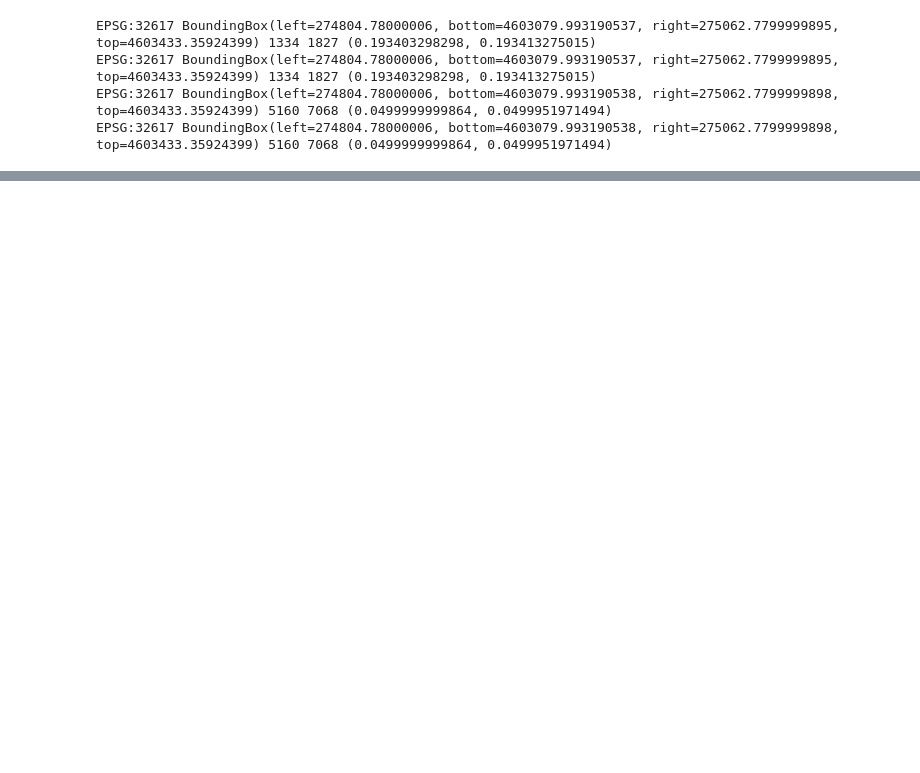
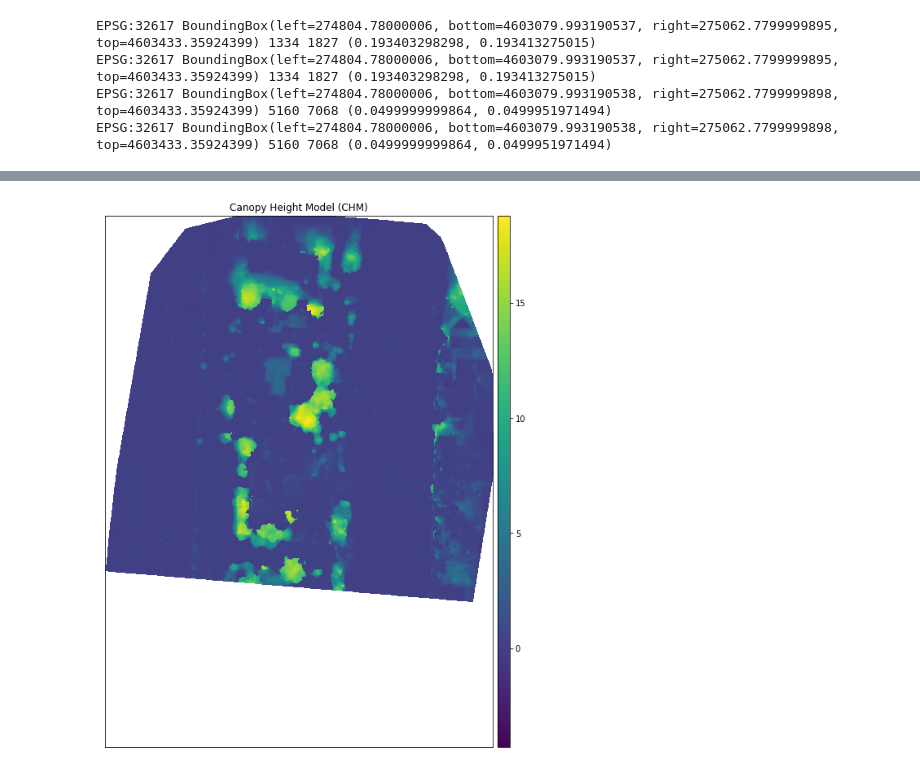
Before and after one commit to wvsharber/EV_tree_challenge, a Jupyter notebook: notebooks/exploratory/EVtrees_EDA.ipynb, the cells around one changed output, grey strips where cells are left out. Drawn from its saved outputs; the diff is of its cells as text; code cells hidden in the pictures; blank space fills up the shorter version.

Commit message:
add crown height model and green index

```diff
--- a/notebooks/exploratory/EVtrees_EDA.ipynb
+++ b/notebooks/exploratory/EVtrees_EDA.ipynb
@@ -75,0 +79,9 @@ EPSG:32617 BoundingBox(left=274804.78000006, bottom=4603079.993190538, right=275
+# %%
+#Calculate CHM from DTM and DSM
+with rio.open(dtm_train_path) as dtm:
+    dtm_data = dtm.read(1, masked = True)
+
+with rio.open(dsm_train_path) as dsm:
+    dsm_data = dsm.read(1, masked = True)
+
+chm = dsm_data - dtm_data
@@ -75,0 +108,8 @@ EPSG:32617 BoundingBox(left=274804.78000006, bottom=4603079.993190538, right=275
+# %%
+ep.plot_bands(chm,
+              cmap='viridis',
+              title="Canopy Height Model (CHM)",
+              scale=False)
+plt.show()
+# %% [output]
+[figure, added]
```
Also changed, not shown: parts of 11 cells of this notebook.
